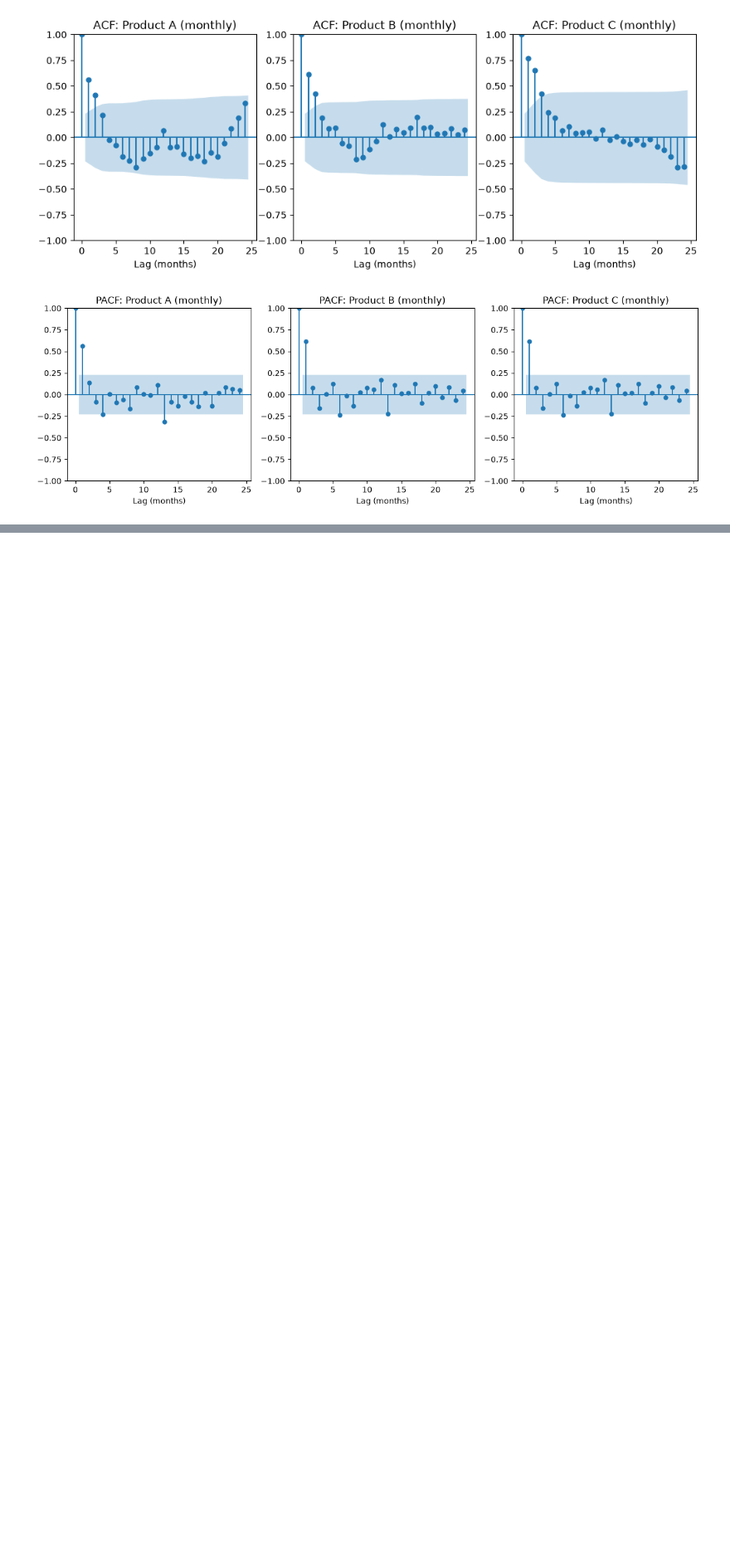
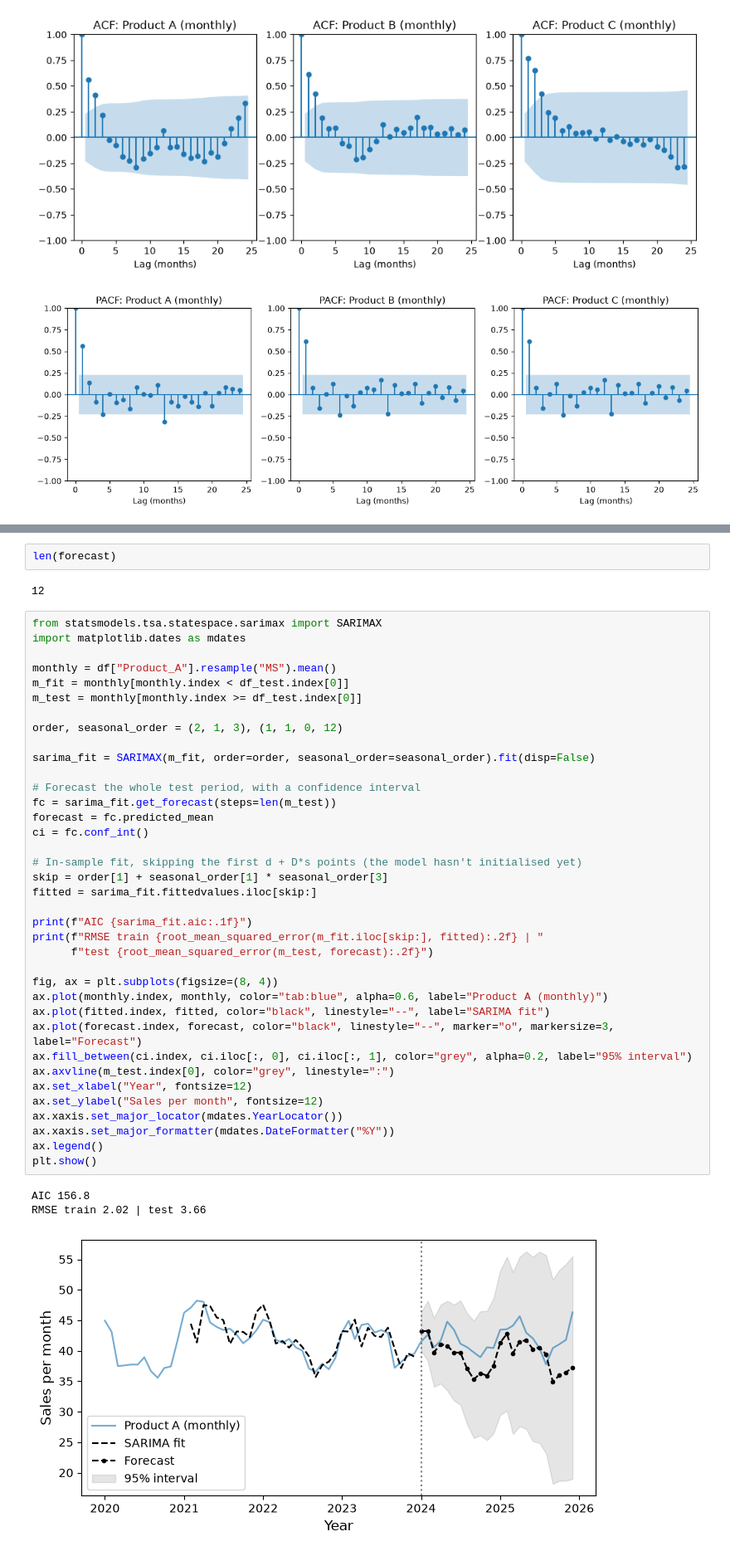
Before and after one commit to JosephDThomas/Chocolate_predictions, a Jupyter notebook: data_analysis.ipynb, the cells around one changed output, grey strips where cells are left out. Shown at 83% size. Saved outputs shown, nothing was run; the diff lists cells and outputs as text; blank space fills up the shorter version.

```diff
--- a/data_analysis.ipynb
+++ b/data_analysis.ipynb
@@ -432,0 +429,45 @@ print(rmse_test)
+# %%
+len(forecast)
+# %% [output]
+12
+# %%
+from statsmodels.tsa.statespace.sarimax import SARIMAX
+import matplotlib.dates as mdates
+
+monthly = df["Product_A"].resample("MS").mean()
+m_fit = monthly[monthly.index < df_test.index[0]]
+m_test = monthly[monthly.index >= df_test.index[0]]
+
+order, seasonal_order = (2, 1, 3), (1, 1, 0, 12)
+
+sarima_fit = SARIMAX(m_fit, order=order, seasonal_order=seasonal_order).fit(disp=False)
+
+# Forecast the whole test period, with a confidence interval
+fc = sarima_fit.get_forecast(steps=len(m_test))
+forecast = fc.predicted_mean
+ci = fc.conf_int()
+
+# In-sample fit, skipping the first d + D*s points (the model hasn't initialised yet)
+skip = order[1] + seasonal_order[1] * seasonal_order[3]
+fitted = sarima_fit.fittedvalues.iloc[skip:]
+
+print(f"AIC {sarima_fit.aic:.1f}")
+print(f"RMSE train {root_mean_squared_error(m_fit.iloc[skip:], fitted):.2f} | "
+      f"test {root_mean_squared_error(m_test, forecast):.2f}")
+
+fig, ax = plt.subplots(figsize=(8, 4))
+ax.plot(monthly.index, monthly, color="tab:blue", alpha=0.6, label="Product A (monthly)")
+ax.plot(fitted.index, fitted, color="black", linestyle="--", label="SARIMA fit")
+ax.plot(forecast.index, forecast, color="black", linestyle="--", marker="o", markersize=3, label="Forecast")
+ax.fill_between(ci.index, ci.iloc[:, 0], ci.iloc[:, 1], color="grey", alpha=0.2, label="95% interval")
+ax.axvline(m_test.index[0], color="grey", linestyle=":")
+ax.set_xlabel("Year", fontsize=12)
+ax.set_ylabel("Sales per month", fontsize=12)
+ax.xaxis.set_major_locator(mdates.YearLocator())
+ax.xaxis.set_major_formatter(mdates.DateFormatter("%Y"))
+ax.legend()
+plt.show()
+# %% [output]
+AIC 156.8
+RMSE train 2.02 | test 3.66
+[figure, added]
```
Also changed, not shown: parts of 3 cells of this notebook.
